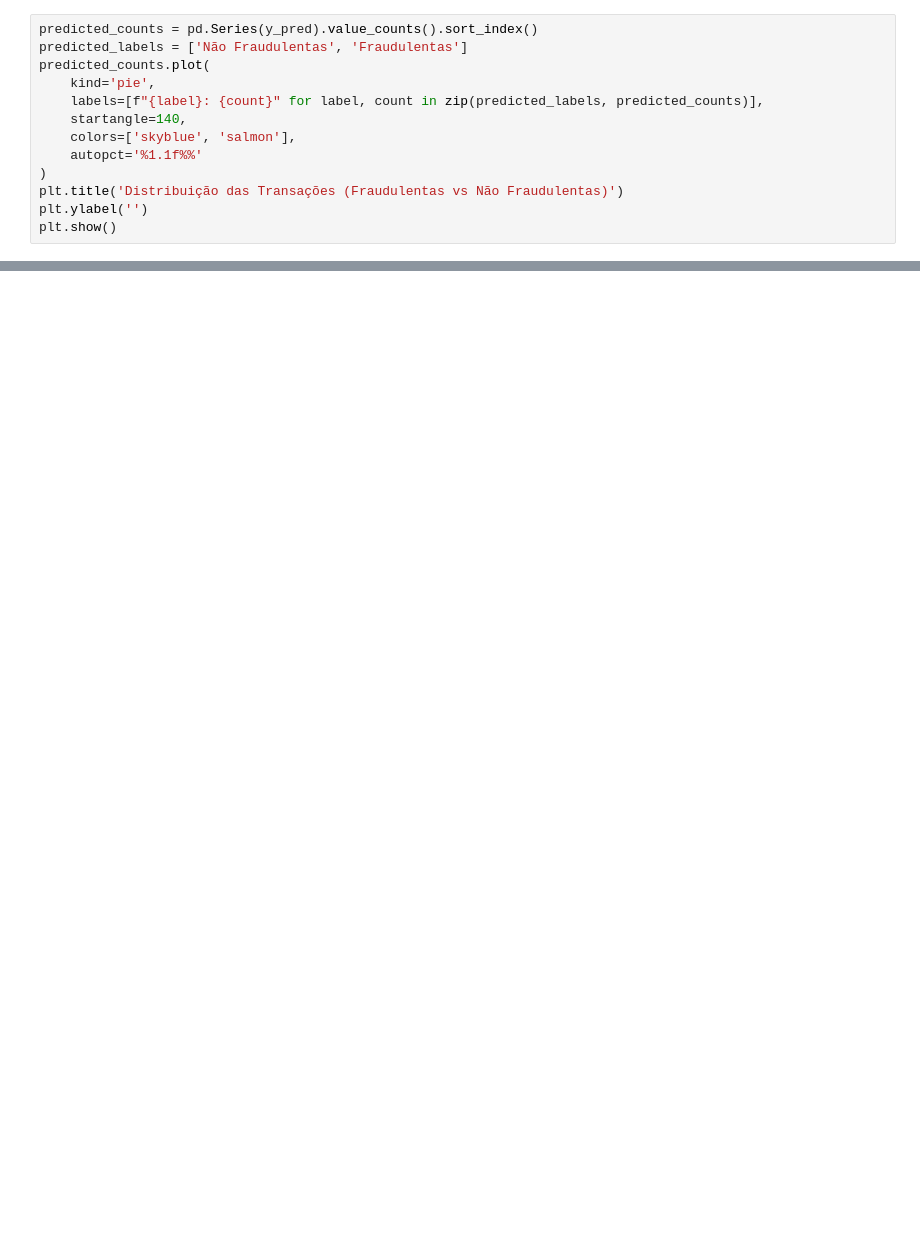
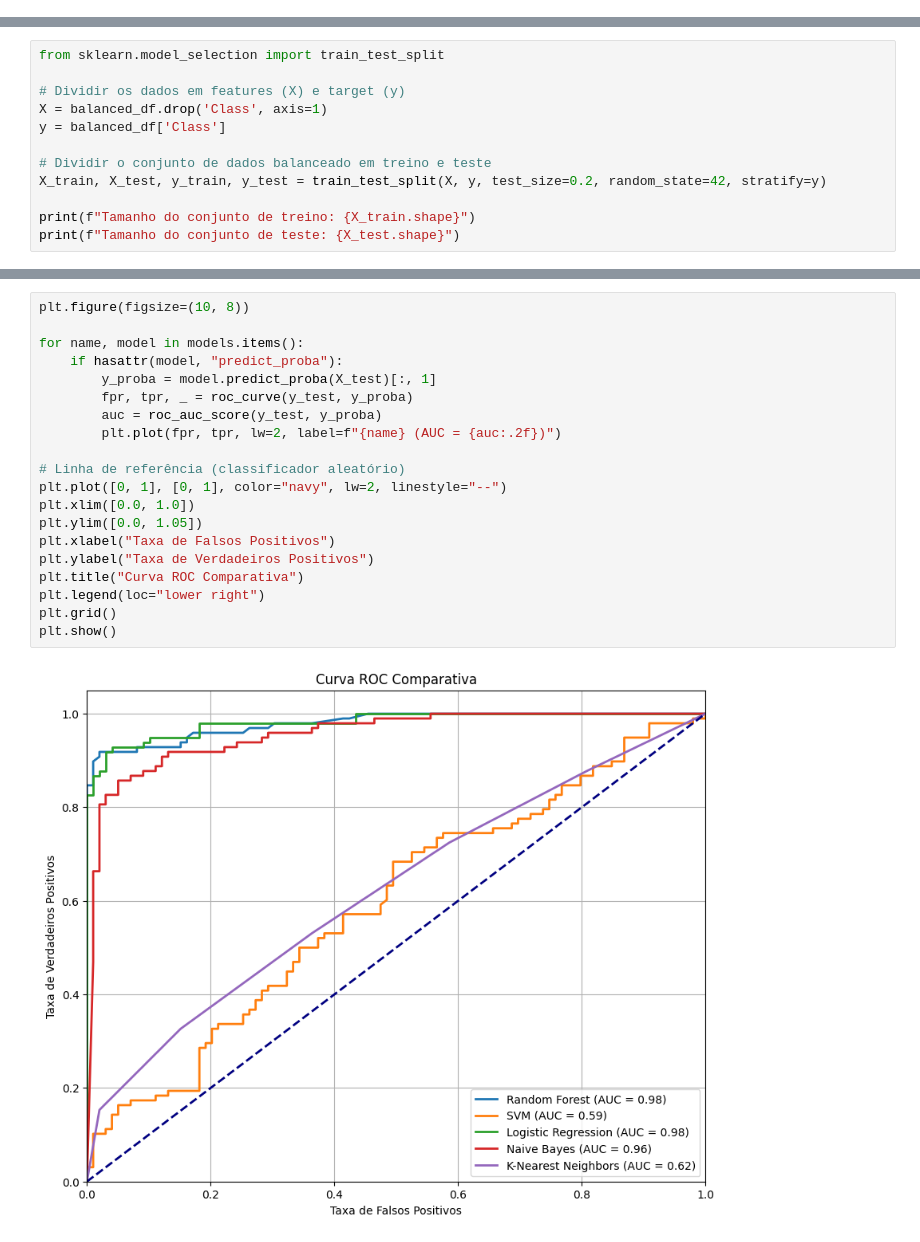
Before and after one commit to GabrielLimaDeSouza/trabalho-topicos-es, a Jupyter notebook: deteccao_fraudes_transacoes.ipynb, the cells around one changed output, grey strips where cells are left out. Saved outputs shown, nothing was run; the diff lists cells and outputs as text; blank space fills up the shorter version.

Commit message:
feat: update script with different models

```diff
--- a/deteccao_fraudes_transacoes.ipynb
+++ b/deteccao_fraudes_transacoes.ipynb
@@ -179,13 +0,0 @@ Mostra a distribuição das previsões em transações fraudulentas e não fraud
-# %%
-predicted_counts = pd.Series(y_pred).value_counts().sort_index()
-predicted_labels = ['Não Fraudulentas', 'Fraudulentas']
-predicted_counts.plot(
-    kind='pie',
-    labels=[f"{label}: {count}" for label, count in zip(predicted_labels, predicted_counts)],
-    startangle=140,
-    colors=['skyblue', 'salmon'],
-    autopct='%1.1f%%'
-)
-plt.title('Distribuição das Transações (Fraudulentas vs Não Fraudulentas)')
-plt.ylabel('')
-plt.show()
@@ -193,0 +133,12 @@ plt.show()
+# %%
+from sklearn.model_selection import train_test_split
+
+# Dividir os dados em features (X) e target (y)
+X = balanced_df.drop('Class', axis=1)
+y = balanced_df['Class']
+
+# Dividir o conjunto de dados balanceado em treino e teste
+X_train, X_test, y_train, y_test = train_test_split(X, y, test_size=0.2, random_state=42, stratify=y)
+
+print(f"Tamanho do conjunto de treino: {X_train.shape}")
+print(f"Tamanho do conjunto de teste: {X_test.shape}")
@@ -193,0 +349,22 @@ plt.show()
+# %%
+plt.figure(figsize=(10, 8))
+
+for name, model in models.items():
+    if hasattr(model, "predict_proba"):
+        y_proba = model.predict_proba(X_test)[:, 1]
+        fpr, tpr, _ = roc_curve(y_test, y_proba)
+        auc = roc_auc_score(y_test, y_proba)
+        plt.plot(fpr, tpr, lw=2, label=f"{name} (AUC = {auc:.2f})")
+
+# Linha de referência (classificador aleatório)
+plt.plot([0, 1], [0, 1], color="navy", lw=2, linestyle="--")
+plt.xlim([0.0, 1.0])
+plt.ylim([0.0, 1.05])
+plt.xlabel("Taxa de Falsos Positivos")
+plt.ylabel("Taxa de Verdadeiros Positivos")
+plt.title("Curva ROC Comparativa")
+plt.legend(loc="lower right")
+plt.grid()
+plt.show()
+# %% [output]
+[figure, added]
```
Also changed, not shown: parts of 35 cells of this notebook.
